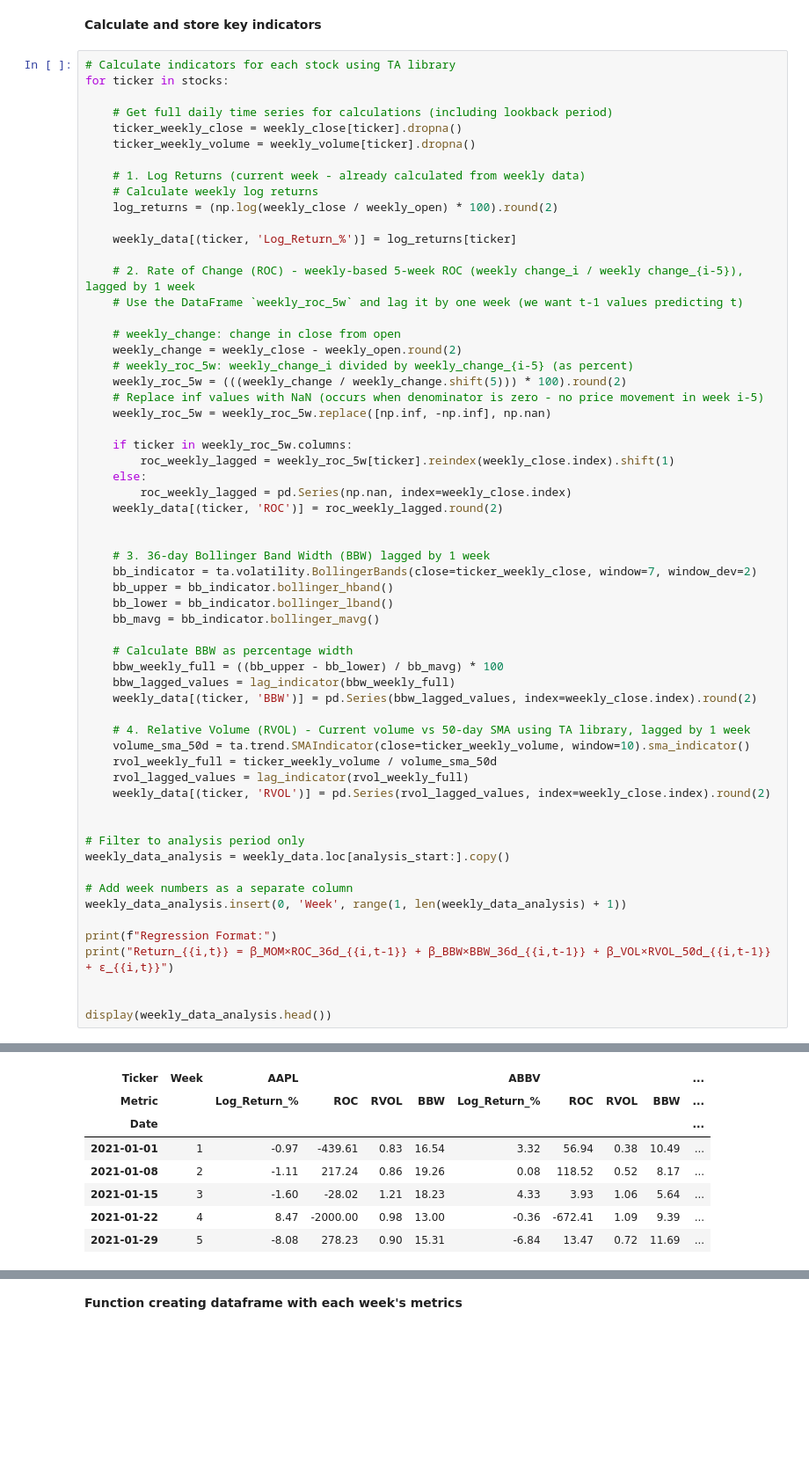
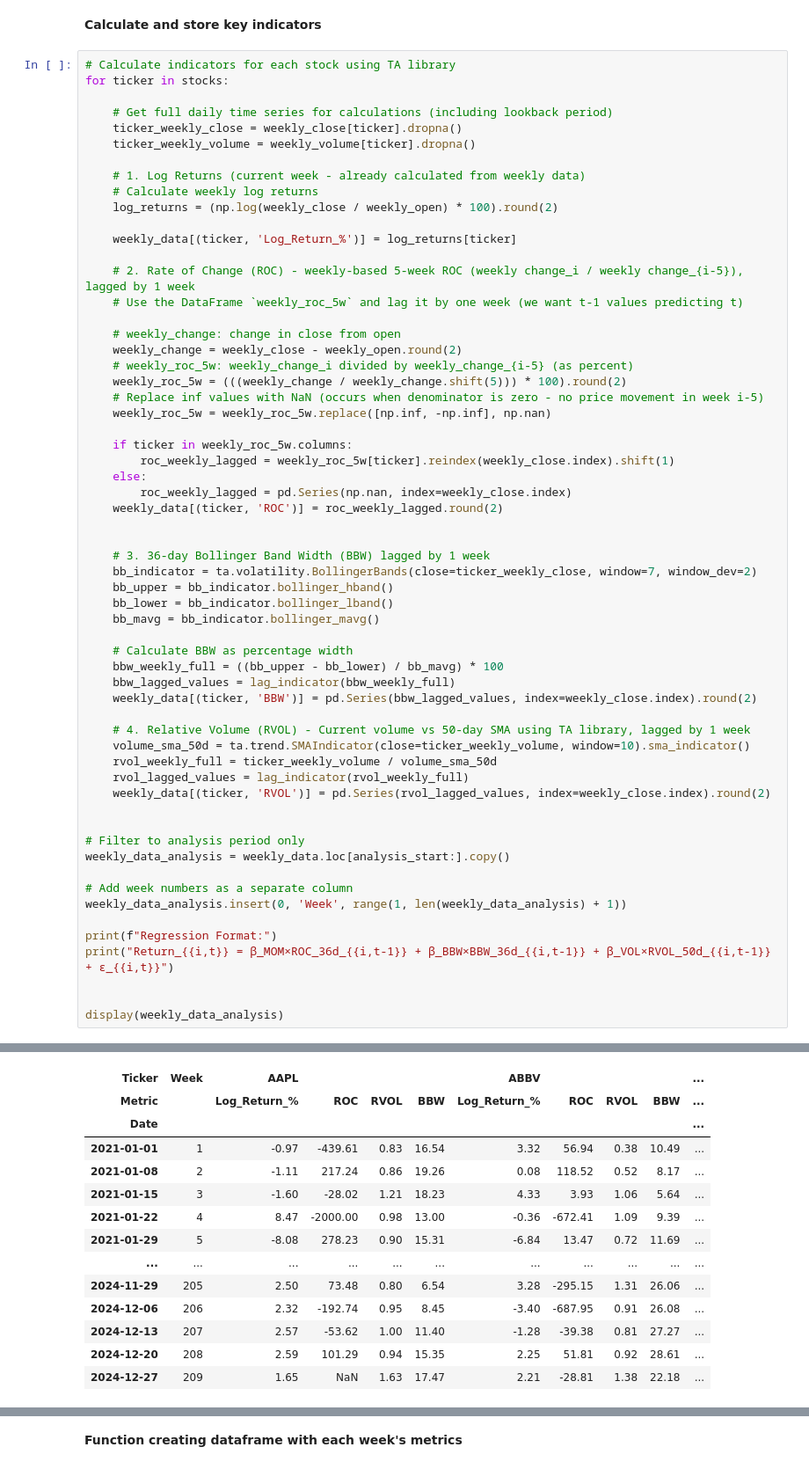
Before and after one commit to chaserenick2/Momentum-Volatility-and-Volume-Factors-in-U.S.-Stock-Returns, a Jupyter notebook: Regression.ipynb, the cells around one changed output, grey strips where cells are left out. Shown at 88% size. Drawn from its saved outputs; the diff is of its cells as text; blank space fills up the shorter version.

```diff
--- a/Regression.ipynb
+++ b/Regression.ipynb
@@ -219,31 +219,37 @@ for ticker in stocks:
     weekly_data[(ticker, 'BBW')] = pd.Series(bbw_lagged_values, index=weekly_close.index).round(2)
 
     # 4. Relative Volume (RVOL) - Current volume vs 50-day SMA using TA library, lagged by 1 week
     volume_sma_50d = ta.trend.SMAIndicator(close=ticker_weekly_volume, window=10).sma_indicator()
     rvol_weekly_full = ticker_weekly_volume / volume_sma_50d
     rvol_lagged_values = lag_indicator(rvol_weekly_full)
     weekly_data[(ticker, 'RVOL')] = pd.Series(rvol_lagged_values, index=weekly_close.index).round(2)
 
 
 # Filter to analysis period only
 weekly_data_analysis = weekly_data.loc[analysis_start:].copy()
 
 # Add week numbers as a separate column
 weekly_data_analysis.insert(0, 'Week', range(1, len(weekly_data_analysis) + 1))
 
 print(f"Regression Format:")
 print("Return_{{i,t}} = β_MOM×ROC_36d_{{i,t-1}} + β_BBW×BBW_36d_{{i,t-1}} + β_VOL×RVOL_50d_{{i,t-1}} + ε_{{i,t}}")
 
 
-display(weekly_data_analysis.head())
+display(weekly_data_analysis)
 # %% [output]
 Regression Format:
 Return_{{i,t}} = β_MOM×ROC_36d_{{i,t-1}} + β_BBW×BBW_36d_{{i,t-1}} + β_VOL×RVOL_50d_{{i,t-1}} + ε_{{i,t}}
 | Ticker | Week | AAPL |  |  |  | ABBV |  |  |  | ... |
 | Metric |  | Log_Return_% | ROC | RVOL | BBW | Log_Return_% | ROC | RVOL | BBW | ... |
 | Date |  |  |  |  |  |  |  |  |  | ... |
 | 2021-01-01 | 1 | -0.97 | -439.61 | 0.83 | 16.54 | 3.32 | 56.94 | 0.38 | 10.49 | ... |
 | 2021-01-08 | 2 | -1.11 | 217.24 | 0.86 | 19.26 | 0.08 | 118.52 | 0.52 | 8.17 | ... |
 | 2021-01-15 | 3 | -1.60 | -28.02 | 1.21 | 18.23 | 4.33 | 3.93 | 1.06 | 5.64 | ... |
 | 2021-01-22 | 4 | 8.47 | -2000.00 | 0.98 | 13.00 | -0.36 | -672.41 | 1.09 | 9.39 | ... |
 | 2021-01-29 | 5 | -8.08 | 278.23 | 0.90 | 15.31 | -6.84 | 13.47 | 0.72 | 11.69 | ... |
+| ... | ... | ... | ... | ... | ... | ... | ... | ... | ... | ... |
+| 2024-11-29 | 205 | 2.50 | 73.48 | 0.80 | 6.54 | 3.28 | -295.15 | 1.31 | 26.06 | ... |
+| 2024-12-06 | 206 | 2.32 | -192.74 | 0.95 | 8.45 | -3.40 | -687.95 | 0.91 | 26.08 | ... |
+| 2024-12-13 | 207 | 2.57 | -53.62 | 1.00 | 11.40 | -1.28 | -39.38 | 0.81 | 27.27 | ... |
+| 2024-12-20 | 208 | 2.59 | 101.29 | 0.94 | 15.35 | 2.25 | 51.81 | 0.92 | 28.61 | ... |
+| 2024-12-27 | 209 | 1.65 | NaN | 1.63 | 17.47 | 2.21 | -28.81 | 1.38 | 22.18 | ... |
```
Also changed, not shown: parts of 3 cells of this notebook.
